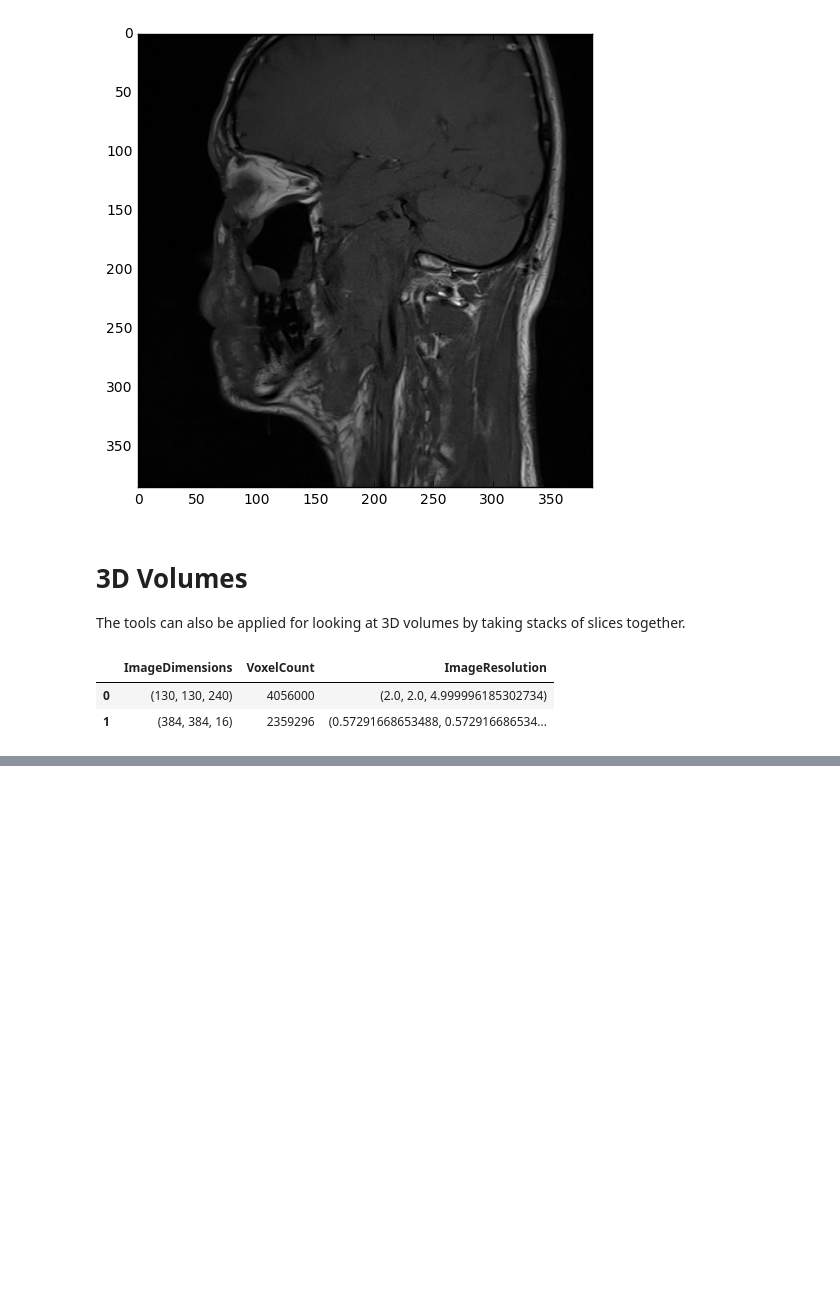
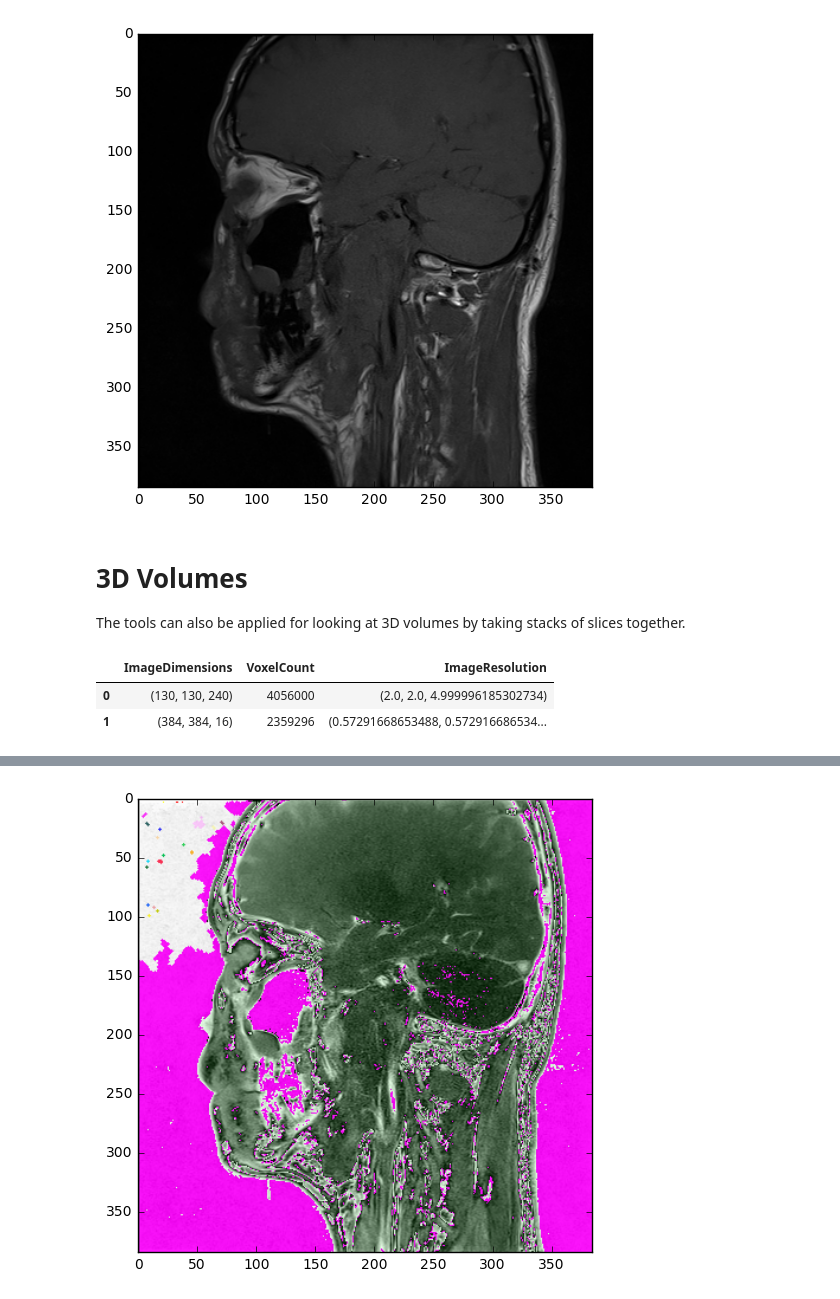
Before and after one commit to 4Quant/BBP-Setup, a Jupyter notebook: notebooks/Load DF Tiles.ipynb, the cells around one changed output, grey strips where cells are left out. Drawn from its saved outputs; the diff is of its cells as text; code cells hidden in the pictures; blank space fills up the shorter version.

```diff
--- a/notebooks/Load DF Tiles.ipynb
+++ b/notebooks/Load DF Tiles.ipynb
@@ -77,0 +96,12 @@ _ = out_img.show()
+# %%
+def fancy_segment_pipeline_layout(in_img):
+    feat_img = sitk.GradientMagnitude(in_img)
+    ws_img = sitk.MorphologicalWatershed(feat_img, level = 4,
+                                         markWatershedLine = True,
+                                         fullyConnected = False)
+    seg = sitk.ConnectedComponent(ws_img!=ws_img[0,0]) # for 2d images
+    return sitk.LabelOverlay(in_img, seg)
+mri_label_df = apply_filter(mri_df, fancy_segment_pipeline_layout).cache()
+show_first_image(mri_label_df)
+# %% [output]
+[figure, added]
```
Also changed, not shown: parts of 15 cells of this notebook, 1 other file.
